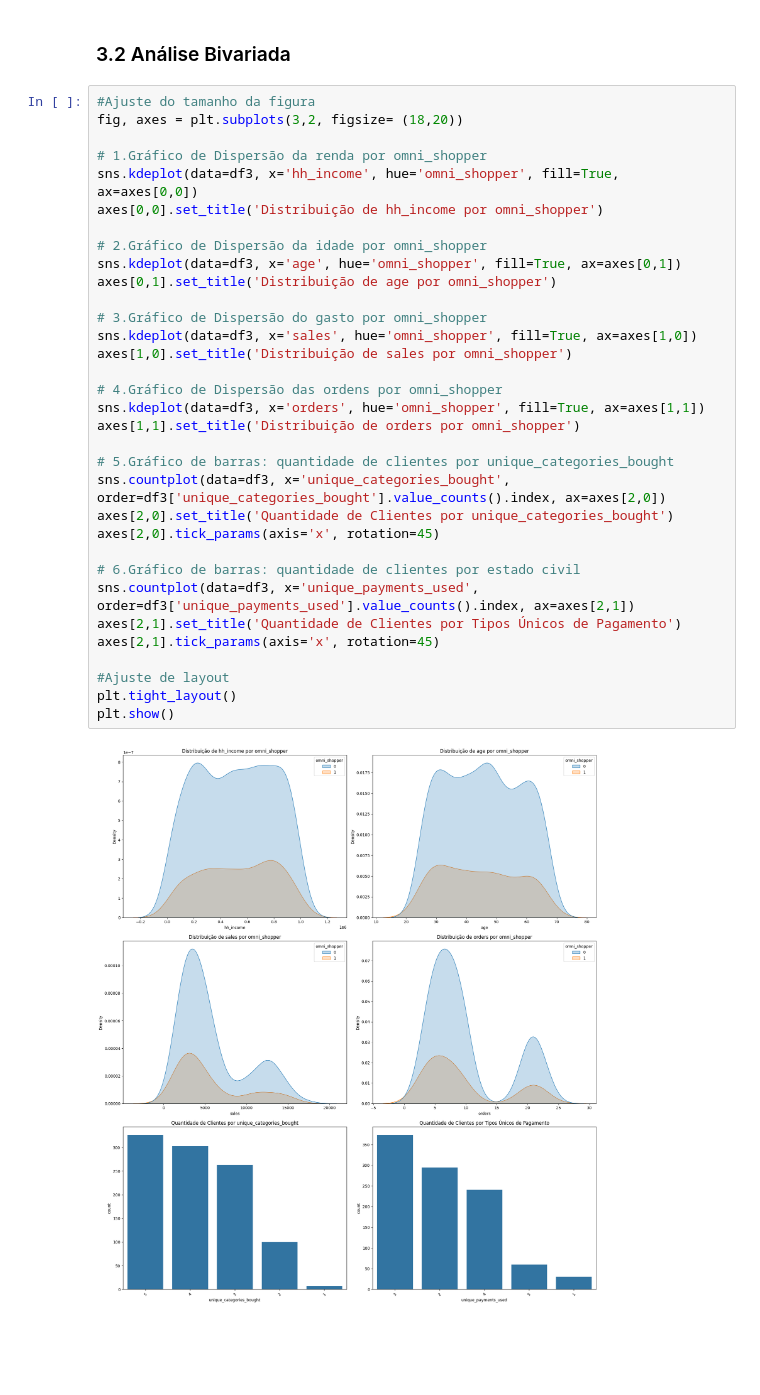
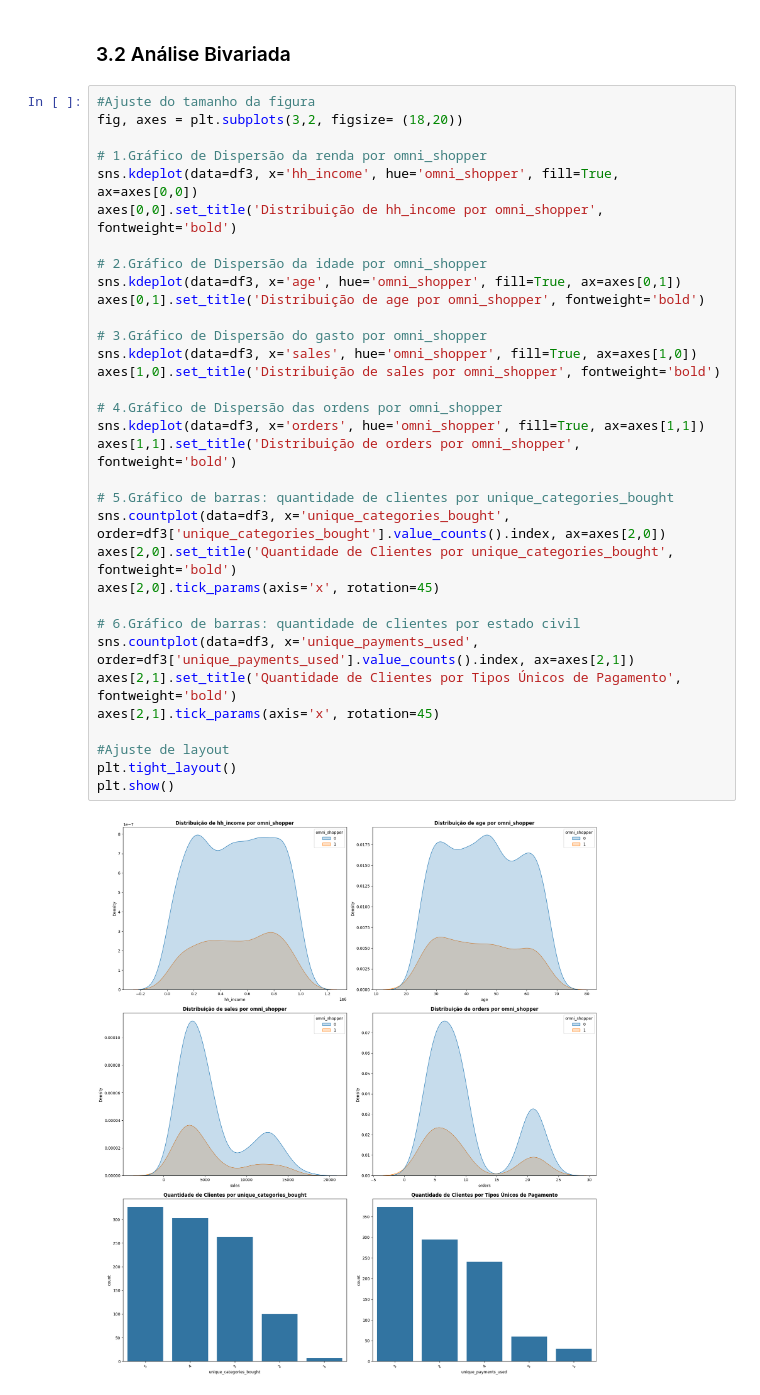
Before and after one commit to samantasobral/pa_projeto_integrador_3, a Jupyter notebook: notebooks/pa_projeto_integrador_3.ipynb, the cells around one changed output. Drawn from its saved outputs; the diff is of its cells as text; blank space fills up the shorter version.

```diff
--- a/notebooks/pa_projeto_integrador_3.ipynb
+++ b/notebooks/pa_projeto_integrador_3.ipynb
@@ -199,35 +199,35 @@ plt.show()
 # %%
 #Ajuste do tamanho da figura
 fig, axes = plt.subplots(3,2, figsize= (18,20))
 
 # 1.Gráfico de Dispersão da renda por omni_shopper
 sns.kdeplot(data=df3, x='hh_income', hue='omni_shopper', fill=True, ax=axes[0,0])
-axes[0,0].set_title('Distribuição de hh_income por omni_shopper')
+axes[0,0].set_title('Distribuição de hh_income por omni_shopper', fontweight='bold')
 
 # 2.Gráfico de Dispersão da idade por omni_shopper
 sns.kdeplot(data=df3, x='age', hue='omni_shopper', fill=True, ax=axes[0,1])
-axes[0,1].set_title('Distribuição de age por omni_shopper')
+axes[0,1].set_title('Distribuição de age por omni_shopper', fontweight='bold')
 
 # 3.Gráfico de Dispersão do gasto por omni_shopper
 sns.kdeplot(data=df3, x='sales', hue='omni_shopper', fill=True, ax=axes[1,0])
-axes[1,0].set_title('Distribuição de sales por omni_shopper')
+axes[1,0].set_title('Distribuição de sales por omni_shopper', fontweight='bold')
 
 # 4.Gráfico de Dispersão das ordens por omni_shopper
 sns.kdeplot(data=df3, x='orders', hue='omni_shopper', fill=True, ax=axes[1,1])
-axes[1,1].set_title('Distribuição de orders por omni_shopper')
+axes[1,1].set_title('Distribuição de orders por omni_shopper', fontweight='bold')
 
 # 5.Gráfico de barras: quantidade de clientes por unique_categories_bought
 sns.countplot(data=df3, x='unique_categories_bought', order=df3['unique_categories_bought'].value_counts().index, ax=axes[2,0])
-axes[2,0].set_title('Quantidade de Clientes por unique_categories_bought')
+axes[2,0].set_title('Quantidade de Clientes por unique_categories_bought', fontweight='bold')
 axes[2,0].tick_params(axis='x', rotation=45)
 
 # 6.Gráfico de barras: quantidade de clientes por estado civil
 sns.countplot(data=df3, x='unique_payments_used', order=df3['unique_payments_used'].value_counts().index, ax=axes[2,1])
-axes[2,1].set_title('Quantidade de Clientes por Tipos Únicos de Pagamento')
+axes[2,1].set_title('Quantidade de Clientes por Tipos Únicos de Pagamento', fontweight='bold')
 axes[2,1].tick_params(axis='x', rotation=45)
 
 #Ajuste de layout
 plt.tight_layout()
 plt.show()
 # %% [output]
-[figure, old version]
+[figure, new version]
```
